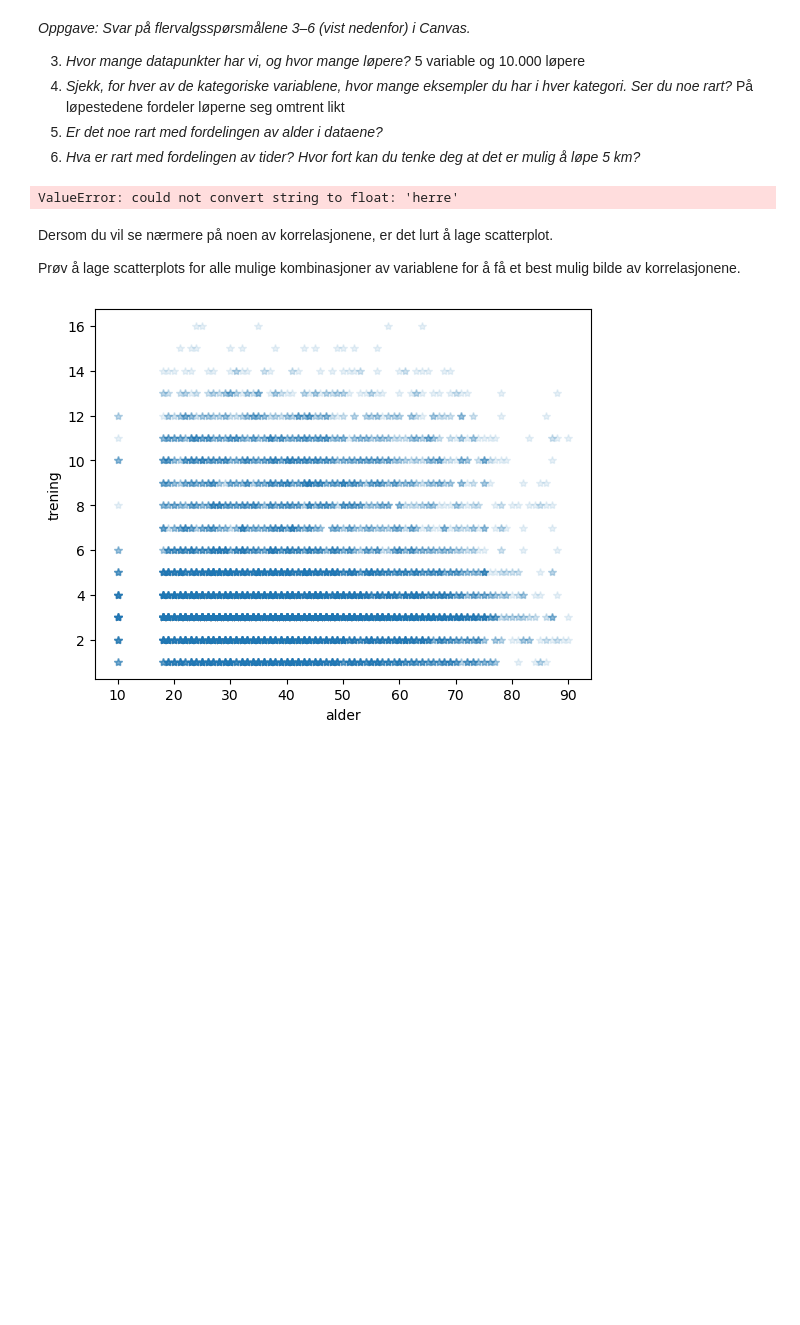
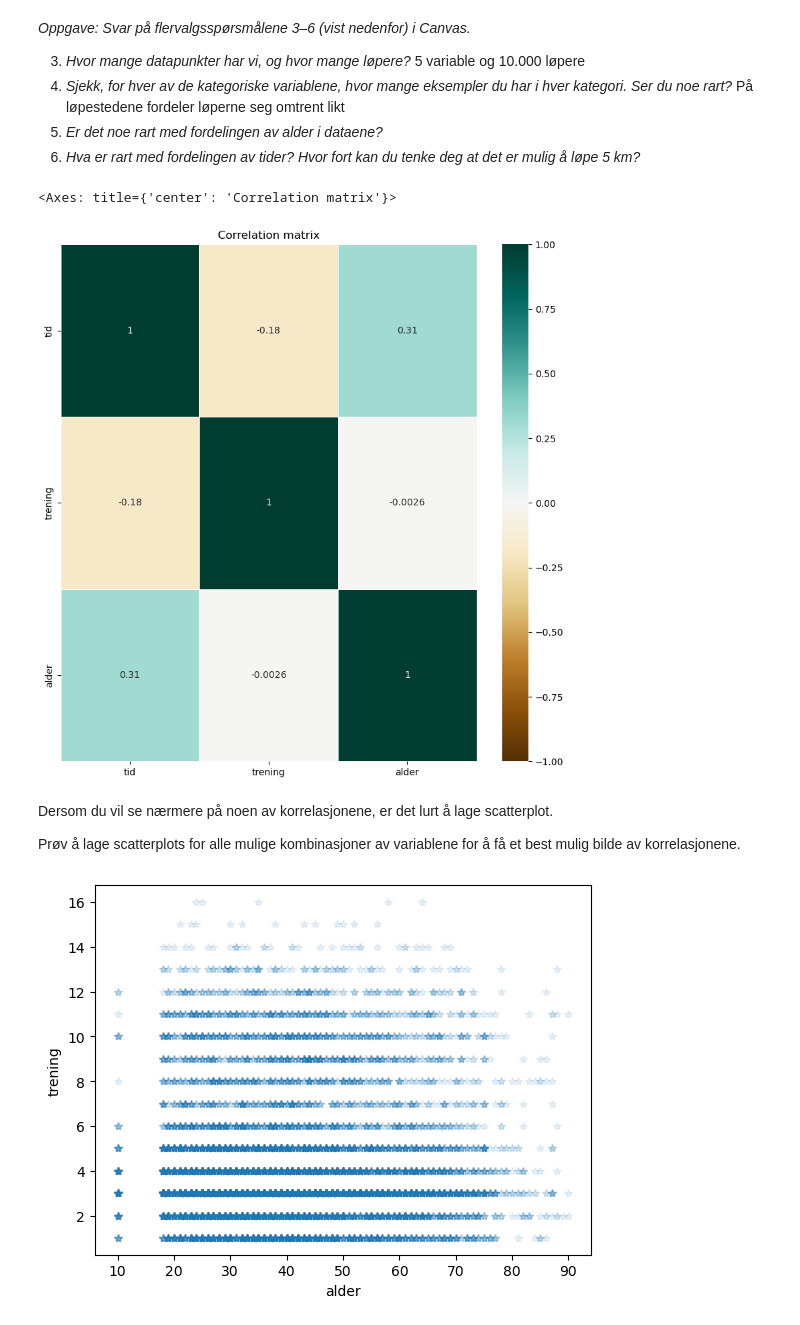
Before and after one commit to kariborggundersen/6551-Anvendt-kunstig-intelligens-og-maskinlaering, a Jupyter notebook: modul1UtforskendeAnalyse.ipynb, the cells around one changed output. Saved outputs shown, nothing was run; the diff lists cells and outputs as text; code cells hidden in the pictures; blank space fills up the shorter version.

```diff
--- a/modul1UtforskendeAnalyse.ipynb
+++ b/modul1UtforskendeAnalyse.ipynb
@@ -193,12 +214,41 @@ _Oppgave: Svar på flervalgsspørsmålene 3–6 (vist nedenfor) i Canvas._
 4. _Sjekk, for hver av de kategoriske variablene, hvor mange eksempler du har i hver kategori. Ser du noe rart?_ På løpestedene fordeler løperne seg omtrent likt
 5. _Er det noe rart med fordelingen av alder i dataene?_
 6. _Hva er rart med fordelingen av tider? Hvor fort kan du tenke deg at det er mulig å løpe 5 km?_
-# %%
-# Hjelpefunksjonen corr_heatmap gir et grafisk bilde på korrelasjonene.
-# Den bruker Pearsons korrelasjonskoeffisient.
-corr_heatmap(data.corr())
-# %% [output]
-ValueError: could not convert string to float: 'herre'
+# %%
+# Hjelpefunksjonen corr_heatmap gir et grafisk bilde på korrelasjonene.
+# Den bruker Pearsons korrelasjonskoeffisient.
+
+corr_heatmap(data.corr('pearson', 1, True))
+
+#Her vil jeg dechifrere corr_heatmap(data.corr())
+
+#figsize = (10, 10)
+#_,
+#axs = plt.subplots(figsize=figsize)
+#ax = sns.heatmap(
+#data.corr(), vmin=-1, vmax=1, cmap="BrBG", linewidths=0.5, annot=True, ax=axs)
+#ax.set_title('Correlation matrix')
+
+#Vi bruker data = pd.read_csv("data/mosjonsløp.csv") her, så da må vi se på hva data.corr returnerer
+#print(data.dtypes)
+#tid        float64
+#trening      int64
+#alder        int64
+#klasse      object
+#løpsted     object
+#dtype: object
+
+#pd.__version__ #har versjon '2.1.0'
+#print(data.columns)
+
+#print(data.info())
+
+#Hva gjør data.corr()?
+#data.corr(method='pearson', min_periods=1, numeric_only=False)
+#data.corr('pearson', 1, True)
+# %% [output]
+<Axes: title={'center': 'Correlation matrix'}>
+[figure, added]
 # %% [markdown]
 Dersom du vil se nærmere på noen av korrelasjonene, er det lurt å lage scatterplot.
 
```
Also changed, not shown: parts of 1 cell of this notebook.
